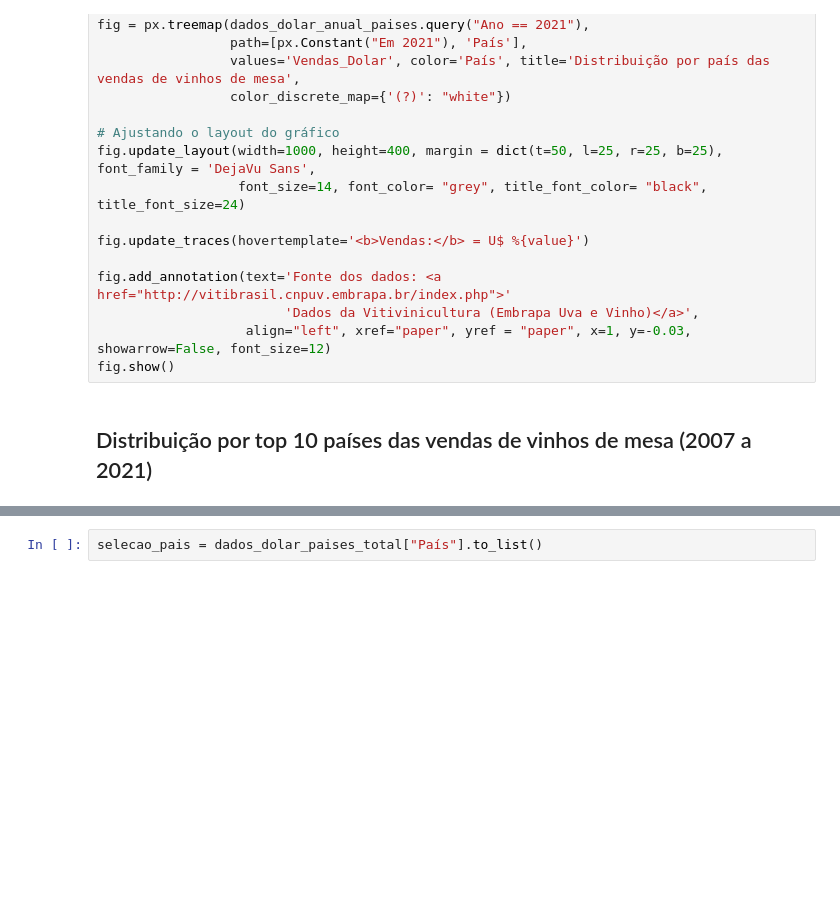
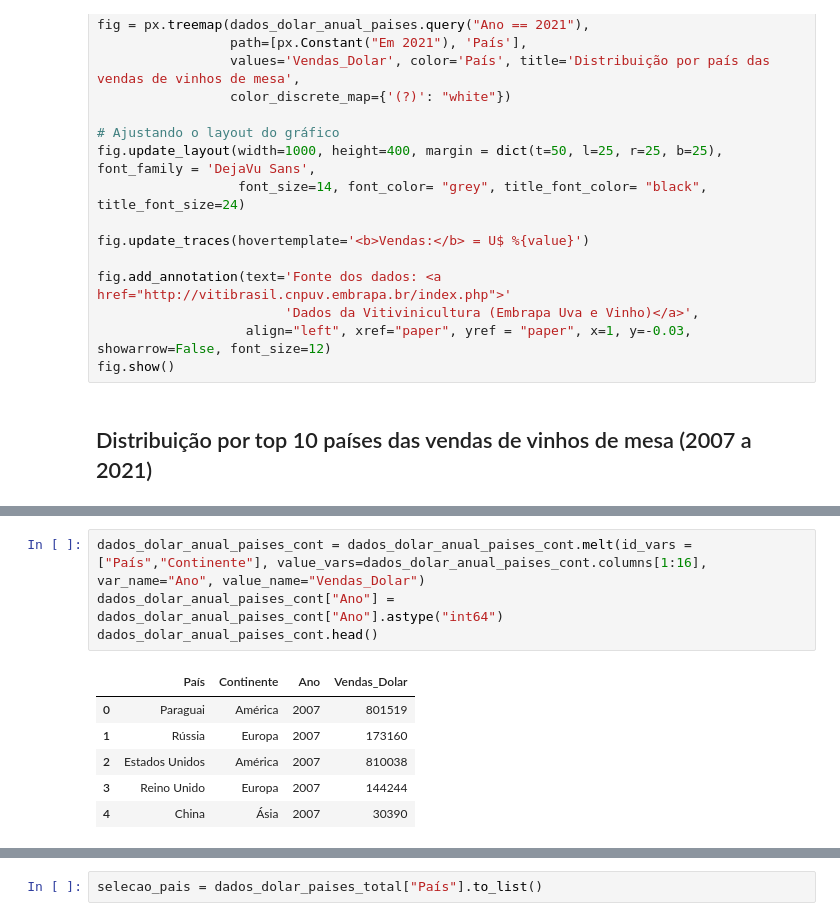
Before and after one commit to afonsosr2/techchallenge-grupo51, a Jupyter notebook: Desafio-vinhos.ipynb, the cells around one changed output, grey strips where cells are left out. Drawn from its saved outputs; the diff is of its cells as text; blank space fills up the shorter version.

```diff
--- a/Desafio-vinhos.ipynb
+++ b/Desafio-vinhos.ipynb
@@ -702 +720,12 @@ fig.show()
+# %%
+dados_dolar_anual_paises_cont = dados_dolar_anual_paises_cont.melt(id_vars = ["País","Continente"], value_vars=dados_dolar_anual_paises_cont.columns[1:16], var_name="Ano", value_name="Vendas_Dolar")
+dados_dolar_anual_paises_cont["Ano"] = dados_dolar_anual_paises_cont["Ano"].astype("int64")
+dados_dolar_anual_paises_cont.head()
+# %% [output]
+|  | País | Continente | Ano | Vendas_Dolar |
+| 0 | Paraguai | América | 2007 | 801519 |
+| 1 | Rússia | Europa | 2007 | 173160 |
+| 2 | Estados Unidos | América | 2007 | 810038 |
+| 3 | Reino Unido | Europa | 2007 | 144244 |
+| 4 | China | Ásia | 2007 | 30390 |
 # %%
```
Also changed, not shown: parts of 5 cells of this notebook.
